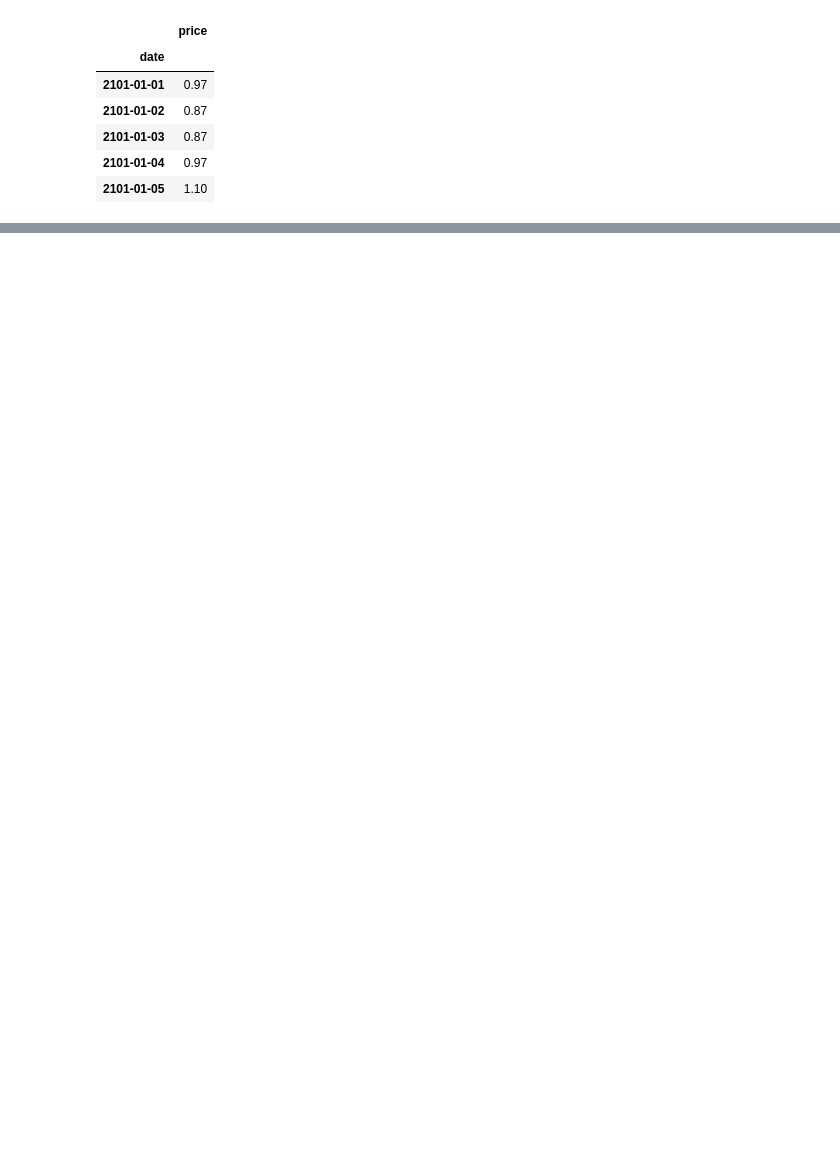
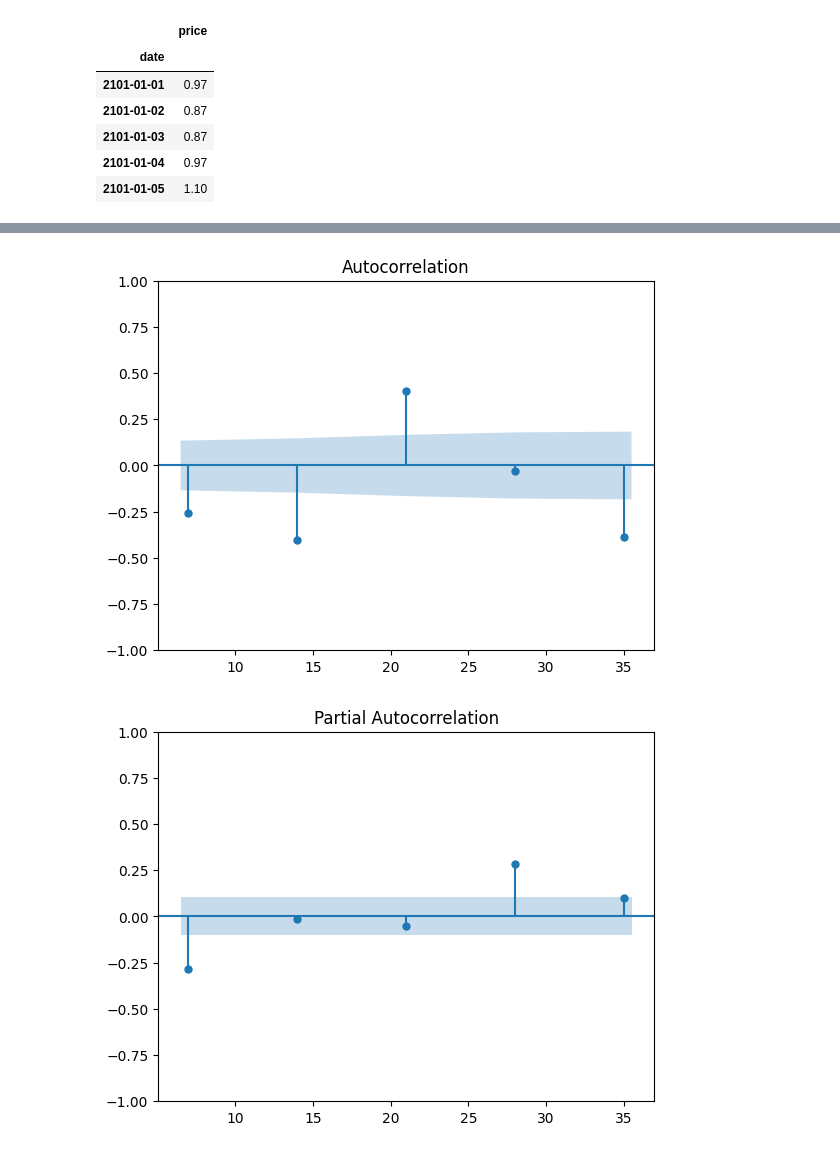
Before and after one commit to yuanMLOps/Time_Series_Analysis, a Jupyter notebook: Predict_flight_cost_SARIMA/notebook.ipynb, the cells around one changed output, grey strips where cells are left out. Cells and saved outputs as stored; diff of their text form; code cells hidden in the pictures; blank space fills up the shorter version.

```diff
--- a/Predict_flight_cost_SARIMA/notebook.ipynb
+++ b/Predict_flight_cost_SARIMA/notebook.ipynb
@@ -263,0 +386,7 @@ print(total_fuel_spend_2102_dollars)
+# %%
+s_lags=[7, 14,21,28,35]
+plot_acf(y_resid_diff, lags = s_lags, zero=False);
+plot_pacf(y_resid_diff, lags=s_lags, zero=False);
+# %% [output]
+[figure, added]
+[figure, added]
```
Also changed, not shown: parts of 20 cells of this notebook.
